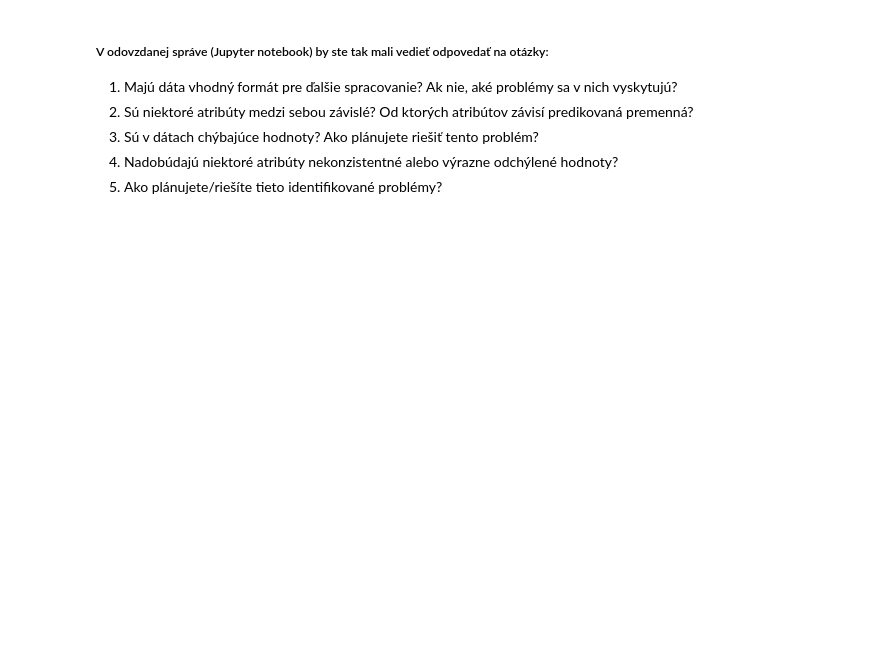
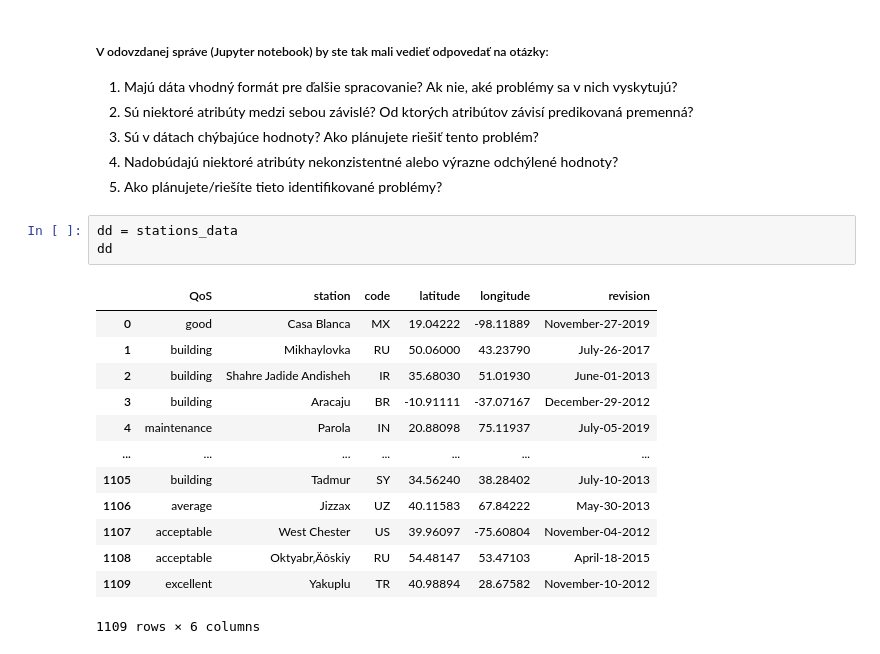
Before and after one commit to berny-29/IAU, a Jupyter notebook: Project.ipynb, the cells around one changed output. Cells and saved outputs as stored; diff of their text form; blank space fills up the shorter version.

```diff
--- a/Project.ipynb
+++ b/Project.ipynb
@@ -168,3 +242,20 @@ premenná?
 3. Sú v dátach chýbajúce hodnoty? Ako plánujete riešiť tento problém?
 4. Nadobúdajú niektoré atribúty nekonzistentné alebo výrazne odchýlené hodnoty?
 5. Ako plánujete/riešíte tieto identifikované problémy?
+# %%
+dd = stations_data
+dd
+# %% [output]
+|  | QoS | station | code | latitude | longitude | revision |
+| 0 | good | Casa Blanca | MX | 19.04222 | -98.11889 | November-27-2019 |
+| 1 | building | Mikhaylovka | RU | 50.06000 | 43.23790 | July-26-2017 |
+| 2 | building | Shahre Jadide Andisheh | IR | 35.68030 | 51.01930 | June-01-2013 |
+| 3 | building | Aracaju | BR | -10.91111 | -37.07167 | December-29-2012 |
+| 4 | maintenance | Parola | IN | 20.88098 | 75.11937 | July-05-2019 |
+| ... | ... | ... | ... | ... | ... | ... |
+| 1105 | building | Tadmur | SY | 34.56240 | 38.28402 | July-10-2013 |
+| 1106 | average | Jizzax | UZ | 40.11583 | 67.84222 | May-30-2013 |
+| 1107 | acceptable | West Chester | US | 39.96097 | -75.60804 | November-04-2012 |
+| 1108 | acceptable | Oktyabr‚Äôskiy | RU | 54.48147 | 53.47103 | April-18-2015 |
+| 1109 | excellent | Yakuplu | TR | 40.98894 | 28.67582 | November-10-2012 |
+1109 rows × 6 columns
```
Also changed, not shown: parts of 8 cells of this notebook.
